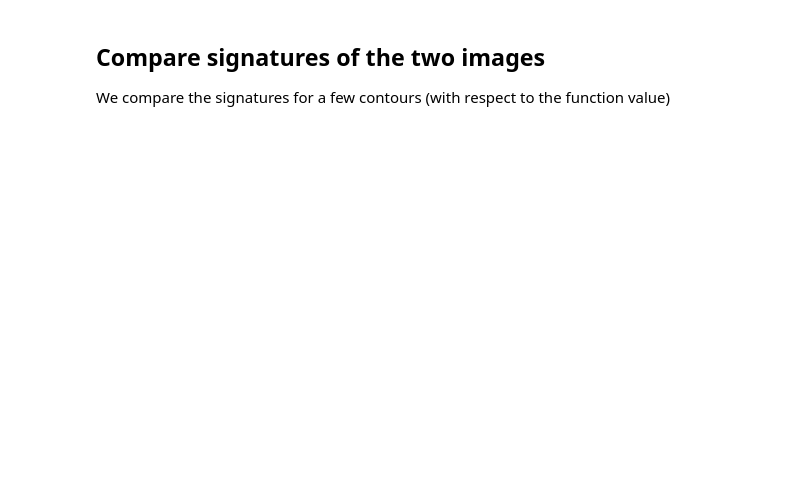
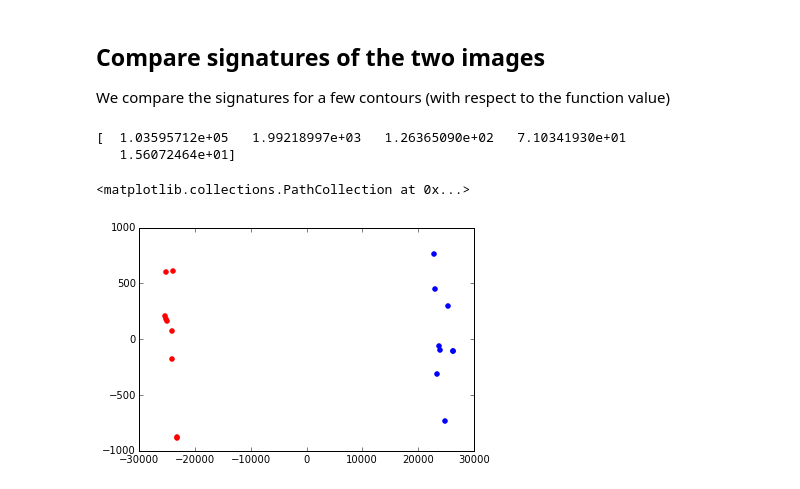
Before and after one commit to rgbrown/invariants, a Jupyter notebook: SA(2) invariant signatures.ipynb, the cells around one changed output. Drawn from its saved outputs; the diff is of its cells as text; code cells hidden in the pictures; blank space fills up the shorter version.

```diff
--- a/SA(2) invariant signatures.ipynb
+++ b/SA(2) invariant signatures.ipynb
@@ -98,6 +213,21 @@ axarr[1].set_xlabel('After transformation')
 # %% [markdown]
 ## Compare signatures of the two images
 We compare the signatures for a few contours (with respect to the function value)
+# %%
+C = np.array([e['C'] for e in E1] + [e['C'] for e in E2])
+C = C - np.mean(C, axis=0)
+from scipy.linalg import svd
+U, S, Vh = svd(C)
+print S[0:5]
+smeg = C.dot(Vh[0:2, :].T)
+plt.clf()
+plt.scatter(smeg[0:n_transformations,0], smeg[0:n_transformations,1], color='red')
+plt.scatter(smeg[n_transformations:,0], smeg[n_transformations:,1], color='blue')
+# %% [output]
+[  1.03595712e+05   1.99218997e+03   1.26365090e+02   7.10341930e+01
+   1.56072464e+01]
+<matplotlib.collections.PathCollection at 0x...>
+[figure, added]
 # %%
 %matplotlib inline
 sig0 = SA2transvectants(F0, h)
```
Also changed, not shown: parts of 22 cells of this notebook.
